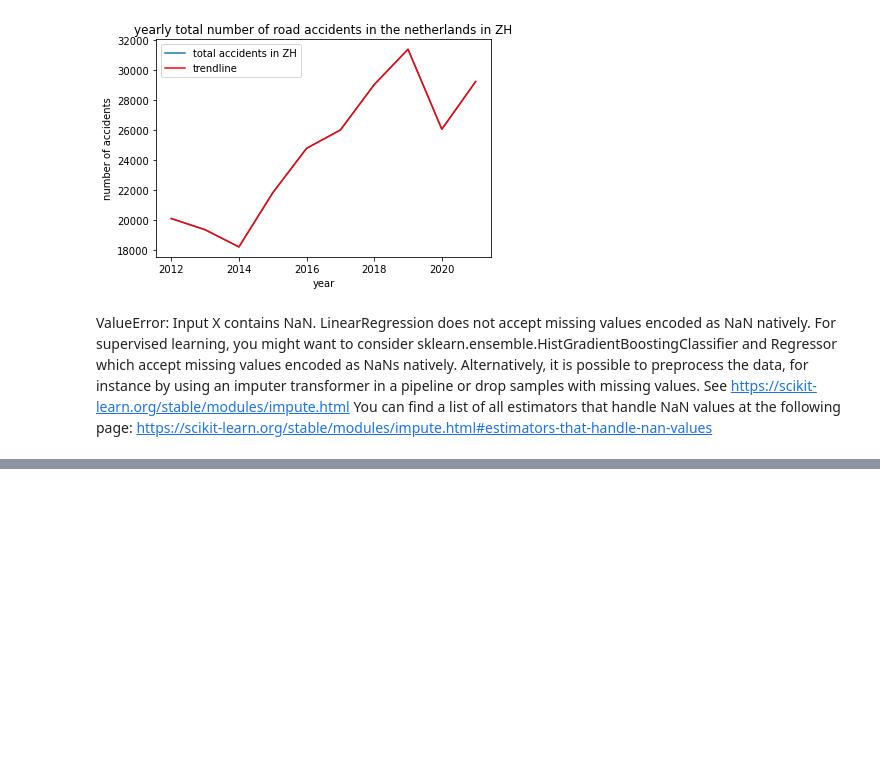
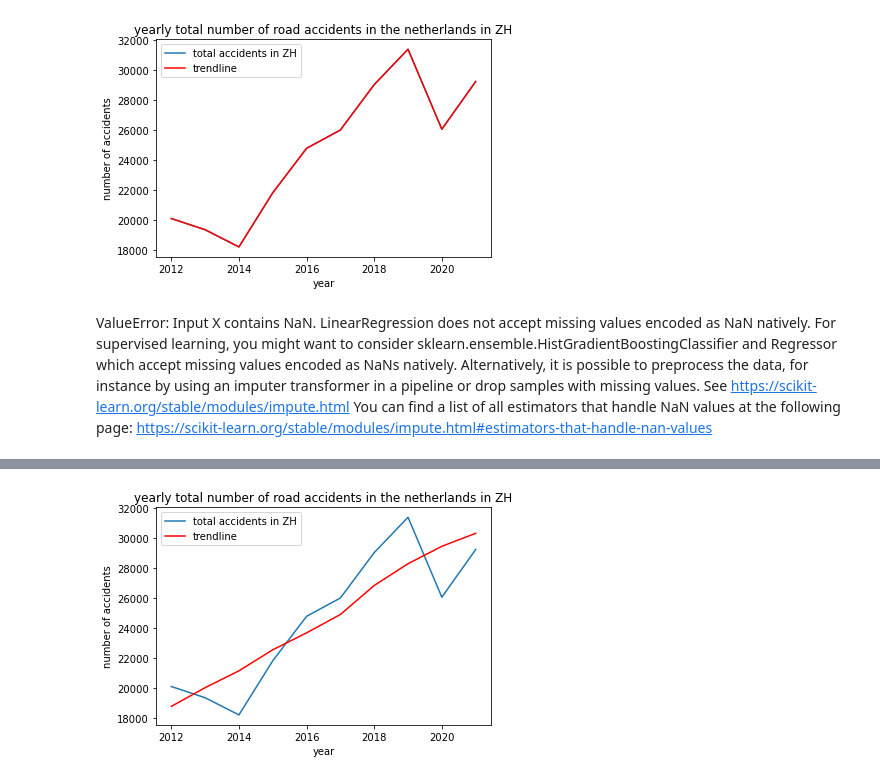
Before and after one commit to stefan1234567891011/AI_personal_project, a Jupyter notebook: code/data.ipynb, the cells around one changed output, grey strips where cells are left out. Cells and saved outputs as stored; diff of their text form; code cells hidden in the pictures; blank space fills up the shorter version.

```diff
--- a/code/data.ipynb
+++ b/code/data.ipynb
@@ -1288,0 +1448,28 @@ LinearRegression does not accept missing values encoded as NaN natively. For sup
+# %%
+target_province = "ZH"
+df_target = df_pop_n_acc_2[df_pop_n_acc_2["PROVINCE"] == target_province]
+df_target = df_target.drop(["Regio's (naam)", "PROVINCE"], axis=1)
+target_features = df_target[[
+    "Bevolking|Bevolkingssamenstelling op 1 januari|Totale bevolking (aantal)",
+    "Bevolking|Bevolkingssamenstelling op 1 januari|Burgerlijke staat|Bevolking 15 jaar of ouder|Inwoners 15 jaar of ouder (aantal)"
+]]
+
+years = df_pop_n_acc_2["Perioden (jaar)"].unique()
+
+y = df_target["N_ACCIDENTS"].values
+x = target_features
+
+Linear_regression = LinearRegression()
+Linear_regression.fit(x, y)
+predicted_n_accidents = Linear_regression.predict(x)
+
+plt.title("yearly total number of road accidents in the netherlands in " + target_province)
+plt.xlabel("year")
+plt.ylabel("number of accidents")
+
+plt.plot(year, y, label="total accidents in " + target_province)
+plt.plot(year, predicted_n_accidents, color="red", label="trendline")
+plt.legend()
+plt.show()
+# %% [output]
+[figure, added]
```
Also changed, not shown: parts of 9 cells of this notebook.
